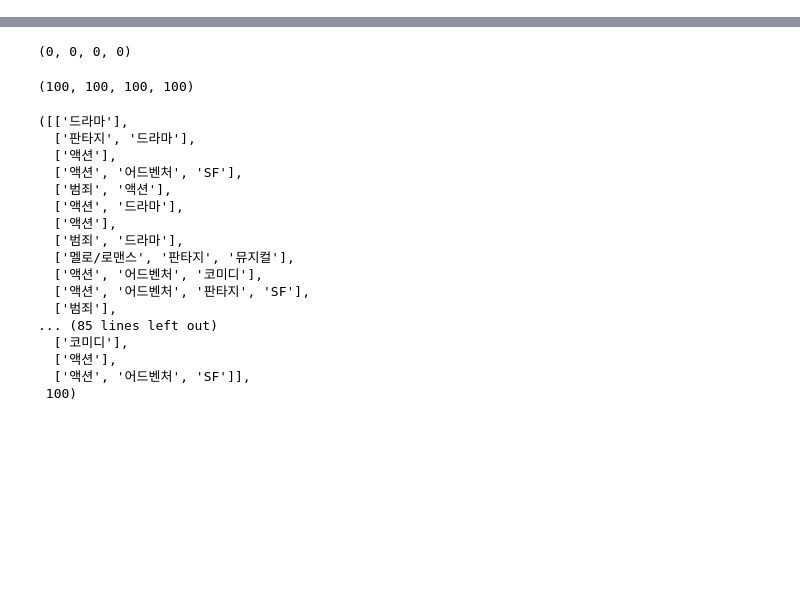
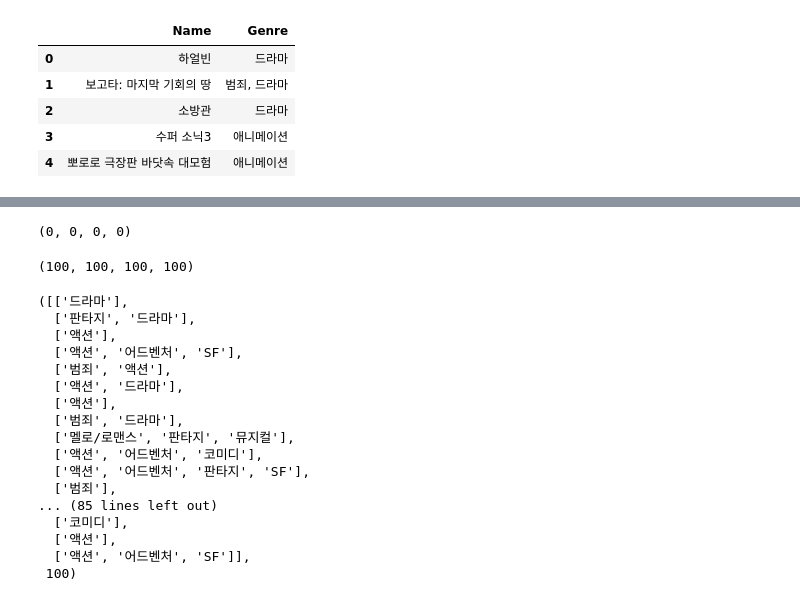
Before and after one commit to addinedu-ros-8th/eda-repo-1, a Jupyter notebook: src/movie_genre_data_crawling.ipynb, the cells around one changed output, grey strips where cells are left out. Cells and saved outputs as stored; diff of their text form; code cells hidden in the pictures; blank space fills up the shorter version.

```diff
--- a/src/movie_genre_data_crawling.ipynb
+++ b/src/movie_genre_data_crawling.ipynb
@@ -164,0 +182,4 @@ movie_genre, len(movie_genre)
+# %%
+for idx, data in df.iterrows():
+    data["Genre"] = ', '.join(data["Genre"])
+    df["Genre"][idx] = data["Genre"]
@@ -164,0 +197,9 @@ movie_genre, len(movie_genre)
+# %%
+df.head()
+# %% [output]
+|  | Name | Genre |
+| 0 | 하얼빈 | 드라마 |
+| 1 | 보고타: 마지막 기회의 땅 | 범죄, 드라마 |
+| 2 | 소방관 | 드라마 |
+| 3 | 수퍼 소닉3 | 애니메이션 |
+| 4 | 뽀로로 극장판 바닷속 대모험 | 애니메이션 |
```
Also changed, not shown: parts of 14 cells of this notebook.
